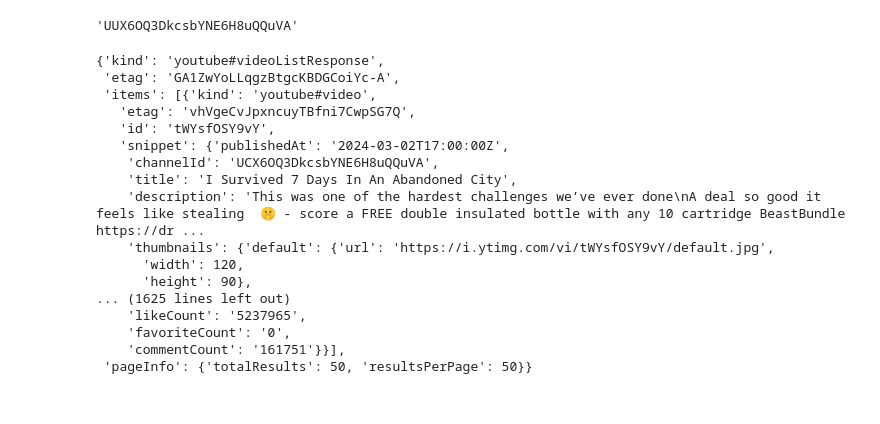
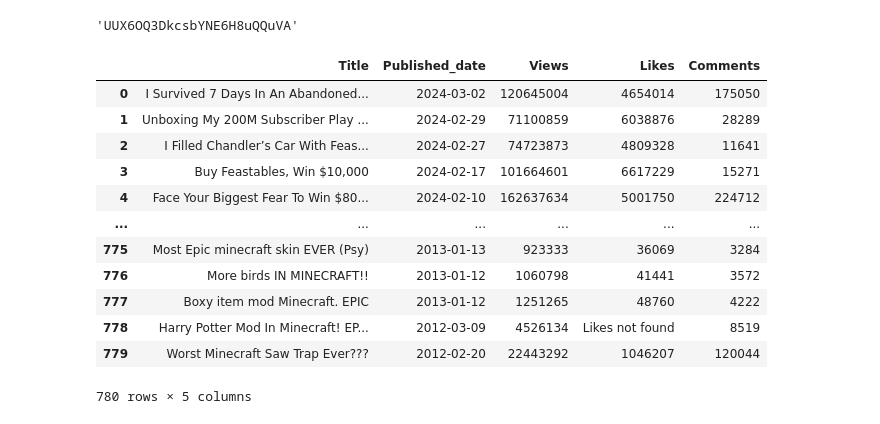
Before and after one commit to Nilin-Balaji/Youtube-Data-Analysis-using-API, a Jupyter notebook: YT_Analysis_Project.ipynb, the cells around one changed output. Cells and saved outputs as stored; diff of their text form; code cells hidden in the pictures.

Commit message:
Mr.Beast_channel_Analysis

```diff
--- a/YT_Analysis_Project.ipynb
+++ b/YT_Analysis_Project.ipynb
@@ -95,28 +95,32 @@ def get_video_ids (youtube, playlist_id):
   return video_ids
 # %%
 video_ids=get_video_ids (youtube, playlist_id)
-# %%
-def get_video_details(youtube, video_ids):
-  request = youtube.videos().list(part='snippet,statistics',id=','.join(video_ids[:50]))
-  response = request.execute()
-  return response
+# %%
+def get_video_details(youtube, video_ids):
+    all_video_stats = []
+
+    for i in range(0, len(video_ids), 50):
+        request = youtube.videos().list(part='snippet,statistics', id=','.join(video_ids[i:i+50]))
+        response = request.execute()
+
+        for video in response.get('items', []):
+            snippet = video.get('snippet', {})
+            statistics = video.get('statistics', {})
+
+            title = snippet.get('title', 'Title not found')
+            published_date = snippet.get('publishedAt', 'Published date not found')
+            views = statistics.get('viewCount', 'Views not found')
+            likes = statistics.get('likeCount', 'Likes not found')
+            comments = statistics.get('commentCount', 'Comments not found')
+
+            video_stats = {
+                'Title': title,
+                'Published_date': published_date,
+                'Views': views,
+                'Likes': likes,
+                'Comments': comments
+            }
+            all_video_stats.append(video_stats)
+    return all_video_stats
 # %%
-get_video_details(youtube, video_ids)
+video_details = get_video_details(youtube, video_ids)
-# %% [output]
-{'kind': 'youtube#videoListResponse',
- 'etag': 'GA1ZwYoLLqgzBtgcKBDGCoiYc-A',
- 'items': [{'kind': 'youtube#video',
-   'etag': 'vhVgeCvJpxncuyTBfni7CwpSG7Q',
-   'id': 'tWYsfOSY9vY',
-   'snippet': {'publishedAt': '2024-03-02T17:00:00Z',
-    'channelId': 'UCX6OQ3DkcsbYNE6H8uQQuVA',
-    'title': 'I Survived 7 Days In An Abandoned City',
-    'description': 'This was one of the hardest challenges we’ve ever done\nA deal so good it feels like stealing  🤫 - score a FREE double insulated bottle with any 10 cartridge BeastBundle https://dr ...
-    'thumbnails': {'default': {'url': 'https://i.ytimg.com/vi/tWYsfOSY9vY/default.jpg',
-      'width': 120,
-      'height': 90},
-... (1625 lines left out)
-    'likeCount': '5237965',
-    'favoriteCount': '0',
-    'commentCount': '161751'}}],
- 'pageInfo': {'totalResults': 50, 'resultsPerPage': 50}}
@@ -122,0 +129,16 @@ get_video_details(youtube, video_ids)
+# %%
+video_data
+# %% [output]
+|  | Title | Published_date | Views | Likes | Comments |
+| 0 | I Survived 7 Days In An Abandoned... | 2024-03-02 | 120645004 | 4654014 | 175050 |
+| 1 | Unboxing My 200M Subscriber Play ... | 2024-02-29 | 71100859 | 6038876 | 28289 |
+| 2 | I Filled Chandler’s Car With Feas... | 2024-02-27 | 74723873 | 4809328 | 11641 |
+| 3 | Buy Feastables, Win $10,000 | 2024-02-17 | 101664601 | 6617229 | 15271 |
+| 4 | Face Your Biggest Fear To Win $80... | 2024-02-10 | 162637634 | 5001750 | 224712 |
+| ... | ... | ... | ... | ... | ... |
+| 775 | Most Epic minecraft skin EVER (Psy) | 2013-01-13 | 923333 | 36069 | 3284 |
+| 776 | More birds IN MINECRAFT!! | 2013-01-12 | 1060798 | 41441 | 3572 |
+| 777 | Boxy item mod Minecraft. EPIC | 2013-01-12 | 1251265 | 48760 | 4222 |
+| 778 | Harry Potter Mod In Minecraft! EP... | 2012-03-09 | 4526134 | Likes not found | 8519 |
+| 779 | Worst Minecraft Saw Trap Ever??? | 2012-02-20 | 22443292 | 1046207 | 120044 |
+780 rows × 5 columns
```
Also changed, not shown: parts of 12 cells of this notebook.
